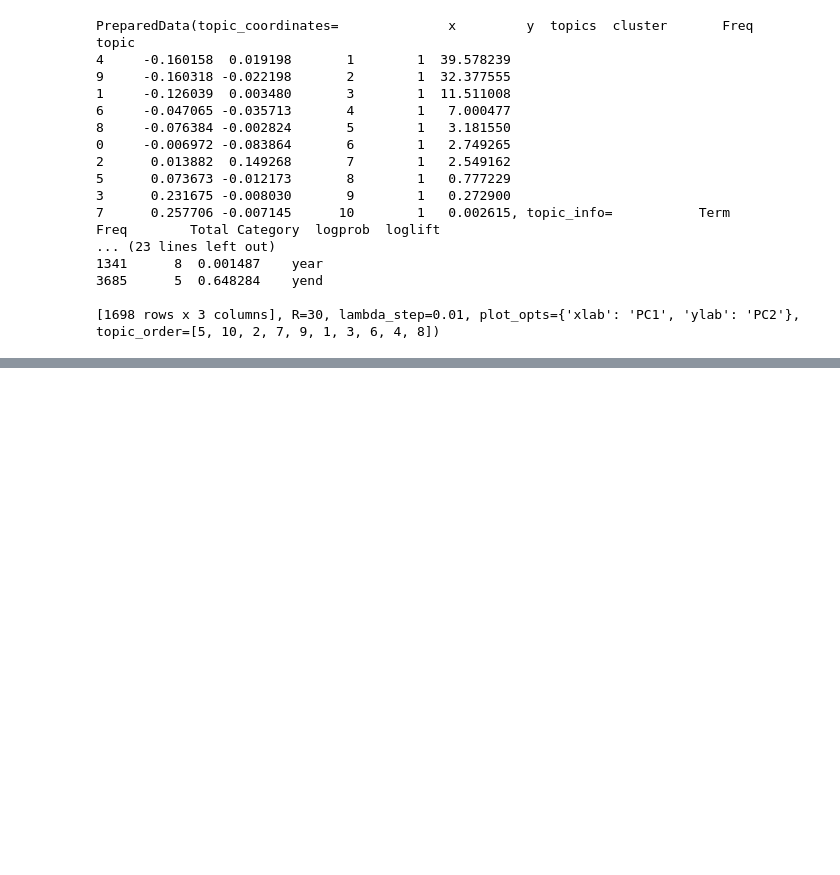
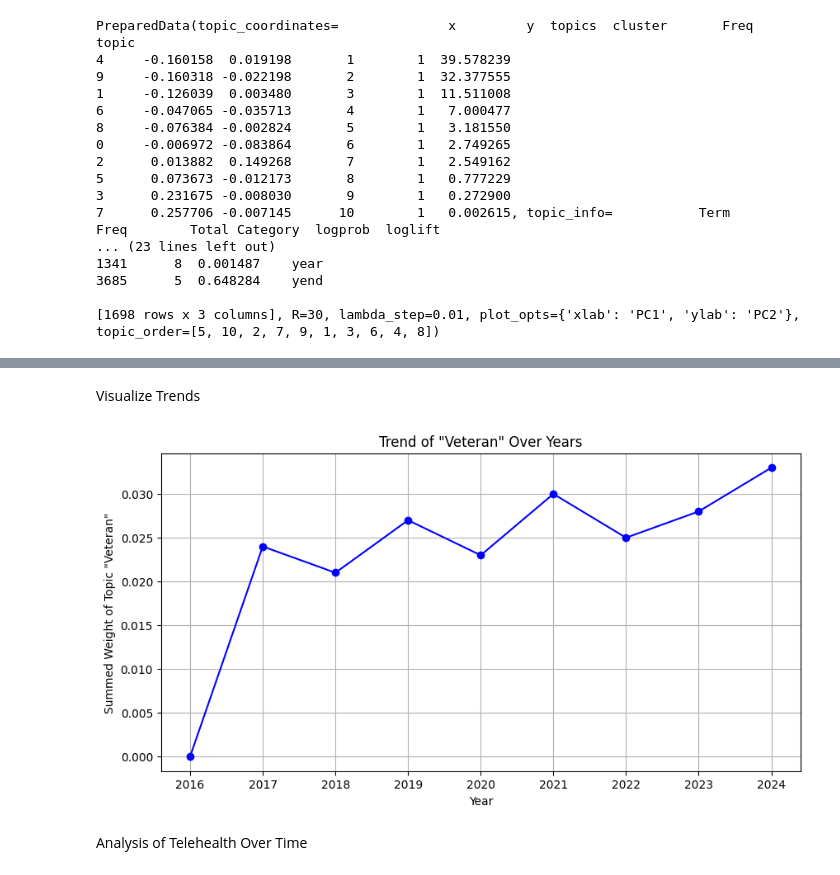
Before and after one commit to datasci-w266/2024-fall-main, a Jupyter notebook: 266_Final_Project.ipynb, the cells around one changed output, grey strips where cells are left out. Drawn from its saved outputs; the diff is of its cells as text; code cells hidden in the pictures; blank space fills up the shorter version.

```diff
--- a/266_Final_Project.ipynb
+++ b/266_Final_Project.ipynb
@@ -167,0 +217,6 @@ topic
+# %%
+for year, model in lda_models_by_year.items():
+    print(f"Year: {year}")
+    topics = model.print_topics(num_words=4)
+    for topic in topics:
+        print(topic)
@@ -167,0 +241,43 @@ topic
+# %%
+import re
+
+topic_weights = {}
+
+for year, model in lda_models_by_year.items():
+    topic_weights[year] = {}
+    # Get topic information from the model using print_topics
+    topics = model.print_topics(num_words=4)  # This line is added
+    for topic_info in topics:
+        # Extracting topic number and description
+        _, description = topic_info
+        # Extract weights of each word in the topic description
+        words_weights = description.split('+')
+        for word_weight in words_weights:
+            weight, word = word_weight.split('*')
+            word = word.strip().replace('"', '')  # Clean the word to remove extra quotes
+            weight = float(weight.strip())
+            if word in topic_weights[year]:
+                topic_weights[year][word] += weight  # Sum weights if word appears in multiple topics
+            else:
+                topic_weights[year][word] = weight
+# %% [markdown]
+Visualize Trends
+# %%
+import matplotlib.pyplot as plt
+
+# Plot the trend for the word "veteran"
+# Filter out None values from the keys
+years = sorted([year for year in topic_weights.keys() if year is not None])
+veteran_trends = [topic_weights[year].get('veteran', 0) for year in years]  # Get weights for "veteran", default to 0 if not found
+
+plt.figure(figsize=(10, 5))
+plt.plot(years, veteran_trends, marker='o', linestyle='-', color='b')
+plt.title('Trend of "Veteran" Over Years')
+plt.xlabel('Year')
+plt.ylabel('Summed Weight of Topic "Veteran"')
+plt.grid(True)
+plt.show()
+# %% [output]
+[figure, added]
+# %% [markdown]
+Analysis of Telehealth Over Time
```
Also changed, not shown: parts of 13 cells of this notebook.
